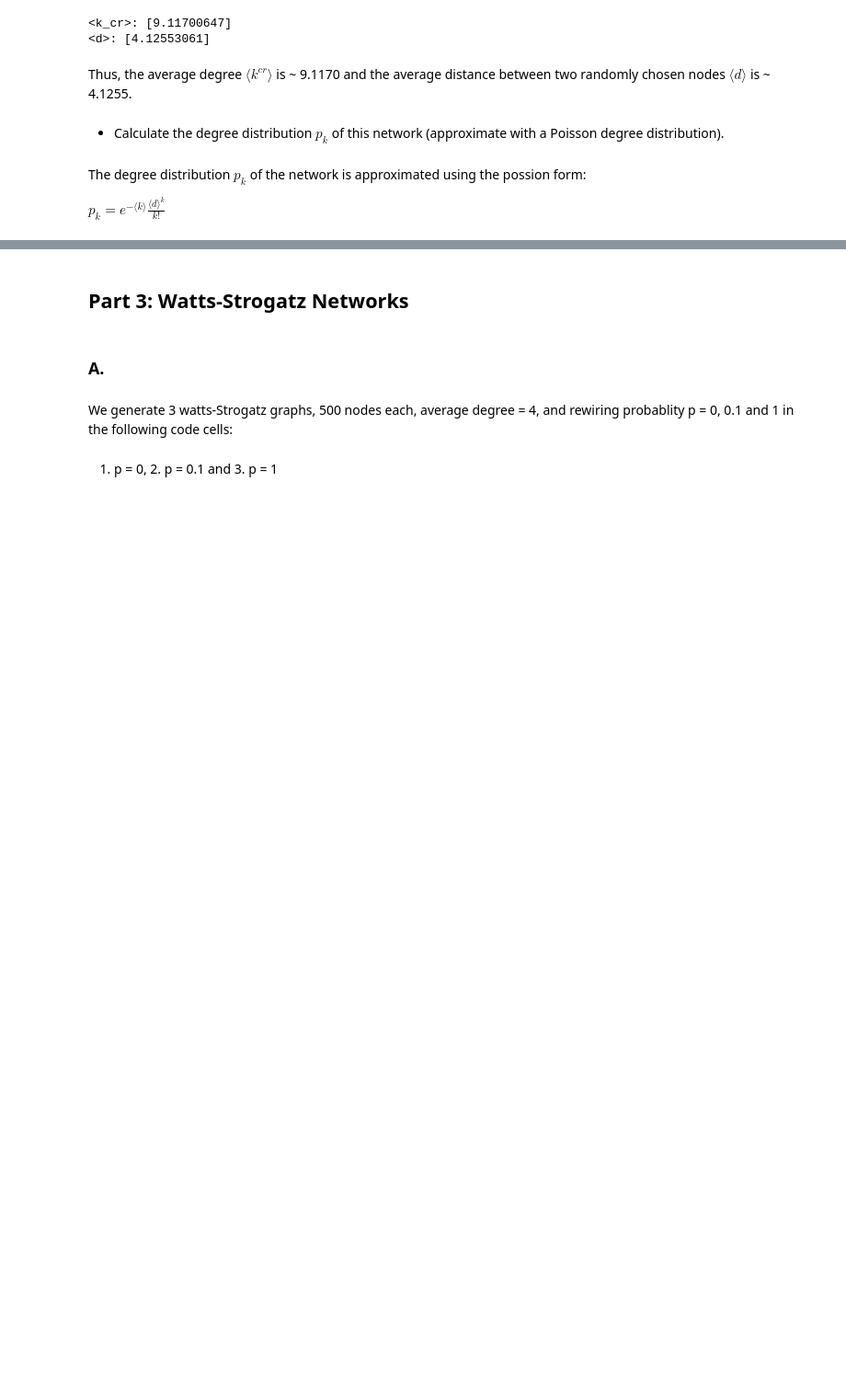
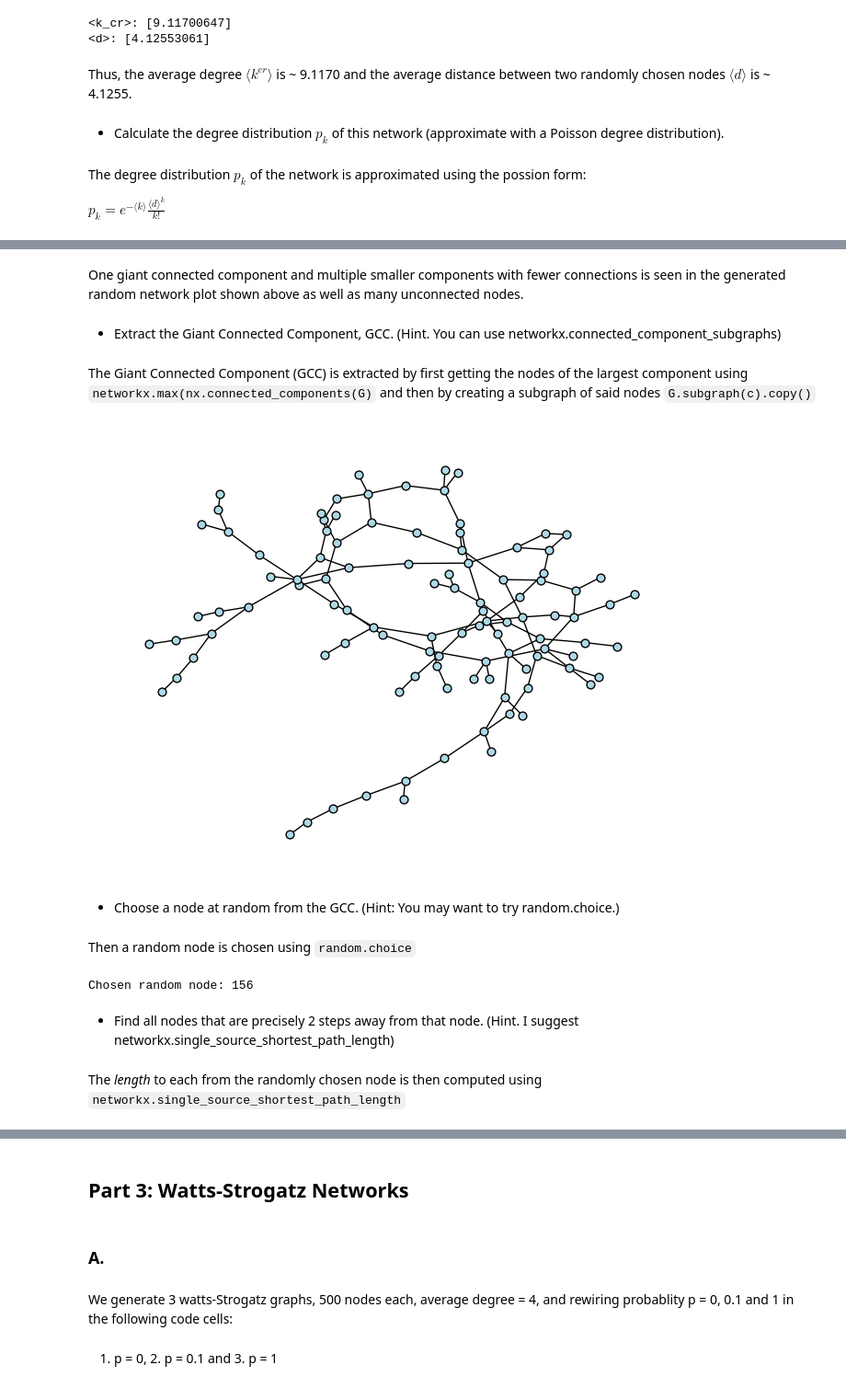
Before and after one commit to peern/social-graphs-assignments, a Jupyter notebook: assignment-1/assignment-1.ipynb, the cells around one changed output, grey strips where cells are left out. Shown at 92% size. Drawn from its saved outputs; the diff is of its cells as text; code cells hidden in the pictures; blank space fills up the shorter version.

Commit message:
copy past merged part-2 into main

```diff
--- a/assignment-1/assignment-1.ipynb
+++ b/assignment-1/assignment-1.ipynb
@@ -256,0 +284,29 @@ The degree distribution is shown in the plot above where the highest probability
+# %% [markdown]
+One giant connected component and multiple smaller components with fewer connections is seen in the generated random network plot shown above as well as many unconnected nodes.
+# %% [markdown]
+* Extract the Giant Connected Component, GCC. (Hint. You can use networkx.connected_component_subgraphs)
+# %% [markdown]
+The Giant Connected Component (GCC) is extracted by first getting the nodes of the largest component using `networkx.max(nx.connected_components(G)` and then by creating a subgraph of said nodes `G.subgraph(c).copy()`
+# %%
+largest_cc = max(nx.connected_components(RG), key=len) # get nodes of largest component
+GCC = RG.subgraph(largest_cc).copy() # create GCC as a copy of the subgraph largest_cc
+
+# plot giant connected component
+nx.draw(GCC, node_color = 'lightblue', **options)
+plt.show()
+# %% [output]
+[figure, added]
+# %% [markdown]
+* Choose a node at random from the GCC. (Hint: You may want to try random.choice.)
+# %% [markdown]
+Then a random node is chosen using `random.choice`
+# %%
+GCC_nodes = list(GCC.nodes) # create list of nodes
+random_node = random.choice(GCC_nodes) # chose a random node from the list of nodes
+print("Chosen random node:", random_node)
+# %% [output]
+Chosen random node: 156
+# %% [markdown]
+* Find all nodes that are precisely 2 steps away from that node. (Hint. I suggest networkx.single_source_shortest_path_length)
+# %% [markdown]
+The *length* to each from the randomly chosen node is then computed using `networkx.single_source_shortest_path_length`
```
Also changed, not shown: parts of 17 cells of this notebook.
